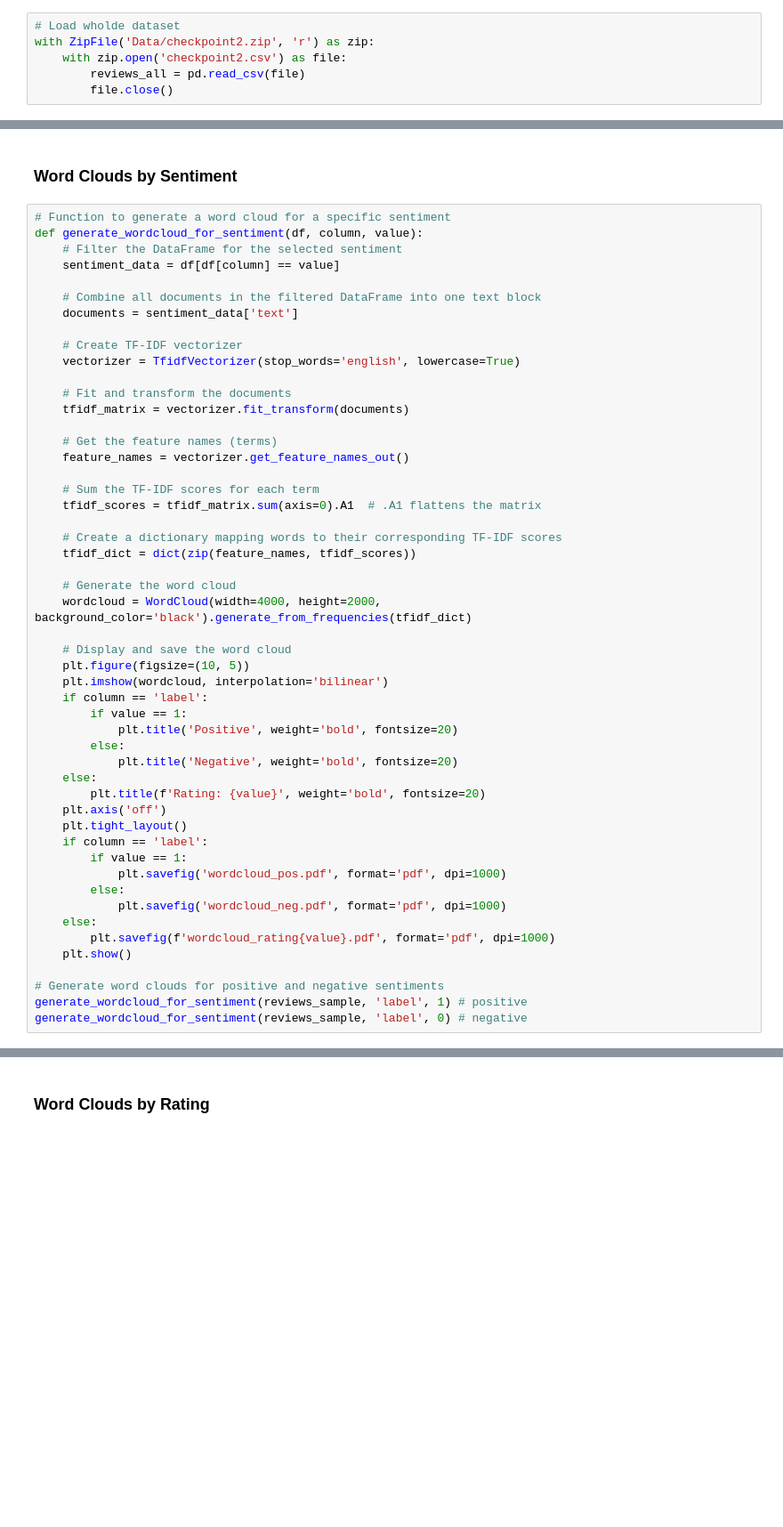
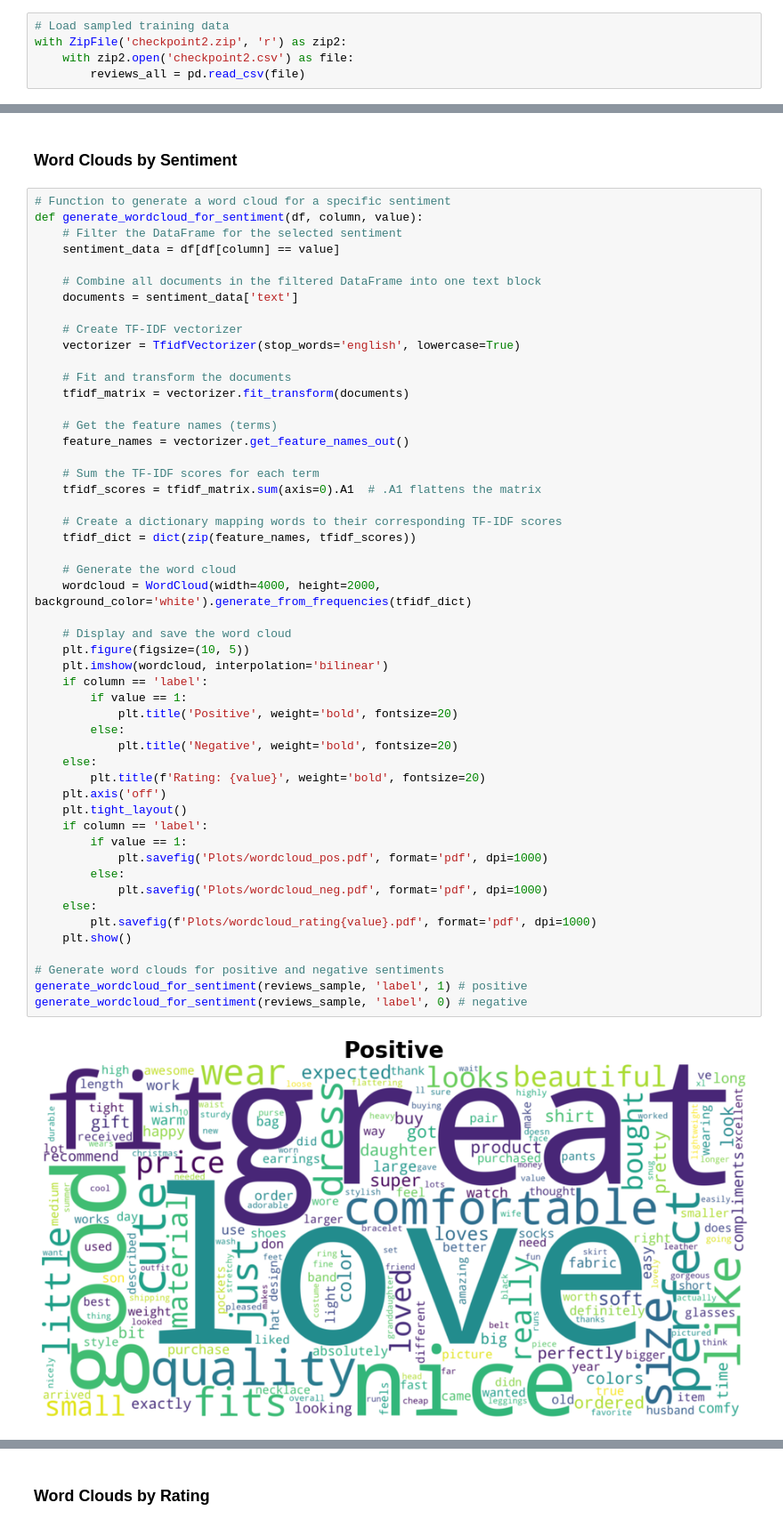
Before and after one commit to valentin-velev29/DLSS-24-GPT-2-Project, a Jupyter notebook: EDA.ipynb, the cells around one changed output, grey strips where cells are left out. Shown at 89% size. Drawn from its saved outputs; the diff is of its cells as text; blank space fills up the shorter version.

```diff
--- a/EDA.ipynb
+++ b/EDA.ipynb
@@ -50,6 +54,5 @@ with ZipFile('Data/checkpoint3.zip', 'r') as zip:
 # %%
-# Load wholde dataset
-with ZipFile('Data/checkpoint2.zip', 'r') as zip:
-    with zip.open('checkpoint2.csv') as file:
+# Load sampled training data
+with ZipFile('checkpoint2.zip', 'r') as zip2:
+    with zip2.open('checkpoint2.csv') as file:
         reviews_all = pd.read_csv(file)
-        file.close()
@@ -283,34 +278,36 @@ def generate_wordcloud_for_sentiment(df, column, value):
 
     # Sum the TF-IDF scores for each term
     tfidf_scores = tfidf_matrix.sum(axis=0).A1  # .A1 flattens the matrix
 
     # Create a dictionary mapping words to their corresponding TF-IDF scores
     tfidf_dict = dict(zip(feature_names, tfidf_scores))
 
     # Generate the word cloud
-    wordcloud = WordCloud(width=4000, height=2000, background_color='black').generate_from_frequencies(tfidf_dict)
+    wordcloud = WordCloud(width=4000, height=2000, background_color='white').generate_from_frequencies(tfidf_dict)
 
     # Display and save the word cloud
     plt.figure(figsize=(10, 5))
     plt.imshow(wordcloud, interpolation='bilinear')
     if column == 'label':
         if value == 1:
             plt.title('Positive', weight='bold', fontsize=20)
         else:
             plt.title('Negative', weight='bold', fontsize=20)
     else:
         plt.title(f'Rating: {value}', weight='bold', fontsize=20)
     plt.axis('off')
     plt.tight_layout()
     if column == 'label':
         if value == 1:
-            plt.savefig('wordcloud_pos.pdf', format='pdf', dpi=1000)
+            plt.savefig('Plots/wordcloud_pos.pdf', format='pdf', dpi=1000)
         else:
-            plt.savefig('wordcloud_neg.pdf', format='pdf', dpi=1000)
+            plt.savefig('Plots/wordcloud_neg.pdf', format='pdf', dpi=1000)
     else:
-        plt.savefig(f'wordcloud_rating{value}.pdf', format='pdf', dpi=1000)
+        plt.savefig(f'Plots/wordcloud_rating{value}.pdf', format='pdf', dpi=1000)
     plt.show()
 
 # Generate word clouds for positive and negative sentiments
 generate_wordcloud_for_sentiment(reviews_sample, 'label', 1) # positive
 generate_wordcloud_for_sentiment(reviews_sample, 'label', 0) # negative
+# %% [output]
+[figure, added]
```
Also changed, not shown: parts of 26 cells of this notebook, 1 other file.
